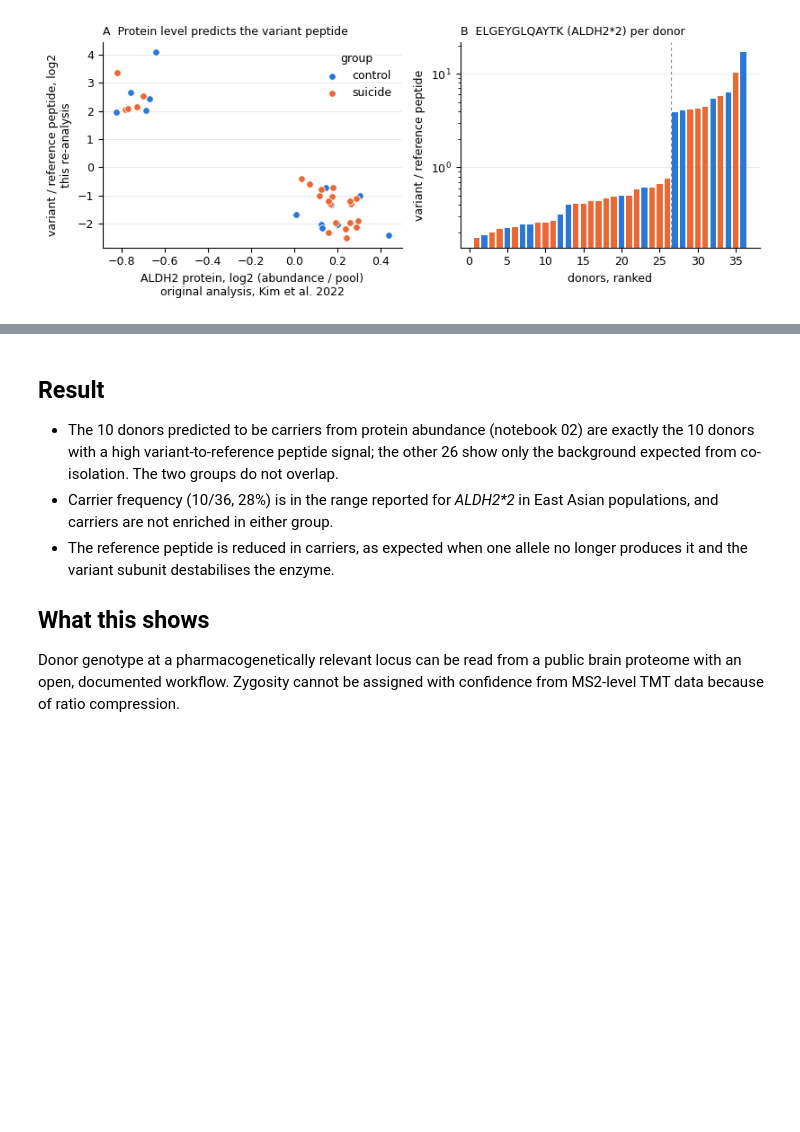
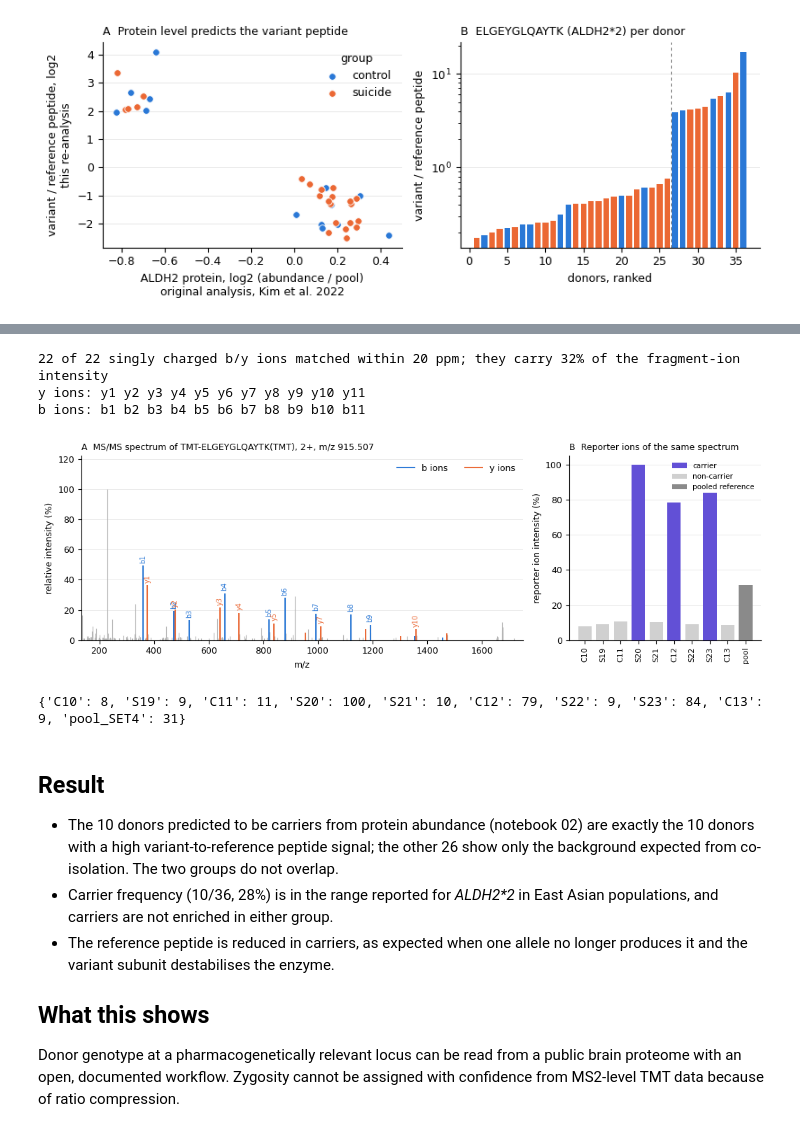
Before and after one commit to wkuban/brain-proteome-genotypes-PXD029845, a Jupyter notebook: notebooks/06_ALDH2_variant_peptide_confirmation.ipynb, the cells around one changed output, grey strips where cells are left out. Saved outputs shown, nothing was run; the diff lists cells and outputs as text; code cells hidden in the pictures; blank space fills up the shorter version.

Commit message:
Add variant analysis, annotated spectrum and covariate models

```diff
--- a/notebooks/06_ALDH2_variant_peptide_confirmation.ipynb
+++ b/notebooks/06_ALDH2_variant_peptide_confirmation.ipynb
@@ -111,3 +118,70 @@ fig.tight_layout(); fig.savefig(RES / "fig_ALDH2_variant_peptide.png", dpi=300);
+# %%
+import json
+MASS = dict(G=57.02146, A=71.03711, S=87.03203, P=97.05276, V=99.06841, T=101.04768, C=160.03065, L=113.08406, I=113.08406, N=114.04293,
+            D=115.02694, Q=128.05858, K=128.09496, E=129.04259, M=131.04049, H=137.05891, F=147.06841, R=156.10111, Y=163.06333, W=186.07931)
+TMT, PROTON, WATER, TOL = 229.162932, 1.007276, 18.010565, 20e-6
+spec = json.load(open(RES / "spectra" / "ALDH2_E504K_SET_4_frxn_4_scan_33660.json"))[0]
+mz = np.array(spec["mzs"]); inten = np.array(spec["intensities"])
+res = [MASS[a] for a in VARIANT]; res[-1] += TMT                 # TMT on the C-terminal lysine
+ions = {}
+for i in range(1, len(VARIANT)):
+    ions[f"b{i}"] = TMT + sum(res[:i]) + PROTON                   # TMT on the peptide N-terminus
+    ions[f"y{i}"] = sum(res[-i:]) + WATER + PROTON
+matched = {}
+for name, m in ions.items():
+    j = np.argmin(np.abs(mz - m))
+    if abs(mz[j] - m) / m <= TOL:
+        matched[name] = j
+frag = mz > 135
+print(f"{len(matched)} of {len(ions)} singly charged b/y ions matched within 20 ppm;",
+      f"they carry {100 * inten[list(matched.values())].sum() / inten[frag].sum():.0f}% of the fragment-ion intensity")
+print("y ions:", " ".join(sorted((k for k in matched if k[0] == "y"), key=lambda s: int(s[1:]))))
+print("b ions:", " ".join(sorted((k for k in matched if k[0] == "b"), key=lambda s: int(s[1:]))))
+# %% [output]
+22 of 22 singly charged b/y ions matched within 20 ppm; they carry 32% of the fragment-ion intensity
+y ions: y1 y2 y3 y4 y5 y6 y7 y8 y9 y10 y11
+b ions: b1 b2 b3 b4 b5 b6 b7 b8 b9 b10 b11
+# %%
+REPORTER = {"126": 126.127726, "127N": 127.124761, "127C": 127.131081, "128N": 128.128116, "128C": 128.134436,
+            "129N": 129.131471, "129C": 129.137790, "130N": 130.134825, "130C": 130.141145, "131N": 131.138180}
+ann = dict(l.split() for l in (ROOT / "data_raw" / "SET_4" / "SET_4_annotation.txt").read_text().split("\n") if l.strip()) \
+    if (ROOT / "data_raw" / "SET_4" / "SET_4_annotation.txt").exists() else \
+    dict(zip(REPORTER, ["C10", "S19", "C11", "S20", "S21", "C12", "S22", "S23", "C13", "pool_SET4"]))
+rep = {}
+for ch, m in REPORTER.items():
+    j = np.argmin(np.abs(mz - m)); rep[ch] = inten[j] if abs(mz[j] - m) / m <= TOL else 0.0
+carriers = set(d.loc[d["carrier_by_peptide"], "sample"])
+
+fig, ax = plt.subplots(1, 2, figsize=(10.5, 3.5), gridspec_kw={"width_ratios": [2.3, 1]})
+a = ax[0]
+a.vlines(mz[frag], 0, inten[frag] / inten[frag].max() * 100, color="#b5b5b5", lw=0.8, zorder=2)
+CB, CY = "#2a78d6", "#eb6834"
+top = sorted(matched, key=lambda k: -inten[matched[k]])
+for k in matched:
+    j = matched[k]; h = inten[j] / inten[frag].max() * 100; c = CB if k[0] == "b" else CY
+    a.vlines(mz[j], 0, h, color=c, lw=1.4, zorder=3)
+    if k in top[:16]:
+        a.text(mz[j], h + 1.5, k, ha="center", va="bottom", fontsize=7, color=c, rotation=90)
+a.set_xlim(135, 1750); a.set_ylim(0, 122); a.set_xlabel("m/z"); a.set_ylabel("relative intensity (%)")
+a.set_title("A  MS/MS spectrum of TMT-ELGEYGLQAYTK(TMT), 2+, m/z 915.507", fontsize=9, loc="left")
+a.plot([], [], color=CB, lw=1.4, label="b ions"); a.plot([], [], color=CY, lw=1.4, label="y ions"); a.legend(frameon=False, loc="upper right", ncol=2)
+b = ax[1]
+labels = [ann[ch] for ch in REPORTER]
+vals = np.array([rep[ch] for ch in REPORTER]) / max(rep.values()) * 100
+b.bar(range(10), vals, color=["#8a8a8a" if s.startswith("pool") else ("#6250d6" if s in carriers else "#d0d0d0") for s in labels], width=0.75, zorder=3)
+b.set_xticks(range(10)); b.set_xticklabels([s.replace("pool_SET4", "pool") for s in labels], rotation=90, fontsize=8)
+b.set_ylabel("reporter ion intensity (%)")
+b.set_title("B  Reporter ions of the same spectrum", fontsize=9, loc="left")
+for lab, c in [("carrier", "#6250d6"), ("non-carrier", "#d0d0d0"), ("pooled reference", "#8a8a8a")]:
+    b.bar([0], [0], color=c, label=lab)
+b.legend(frameon=False, fontsize=7.5, loc="upper right")
+for x in ax:
+    x.grid(axis="y", color="#e6e6e6", lw=0.6); x.set_axisbelow(True)
+fig.tight_layout(); fig.savefig(RES / "fig_ALDH2_variant_spectrum.png", dpi=300); plt.show()
+print({ann[ch]: round(v) for ch, v in zip(REPORTER, vals)})
+# %% [output]
+[figure, added]
+{'C10': 8, 'S19': 9, 'C11': 11, 'S20': 100, 'S21': 10, 'C12': 79, 'S22': 9, 'S23': 84, 'C13': 9, 'pool_SET4': 31}
 # %% [markdown]
 ## Result
 
```
Also changed, not shown: parts of 1 cell of this notebook, 16 other files.
